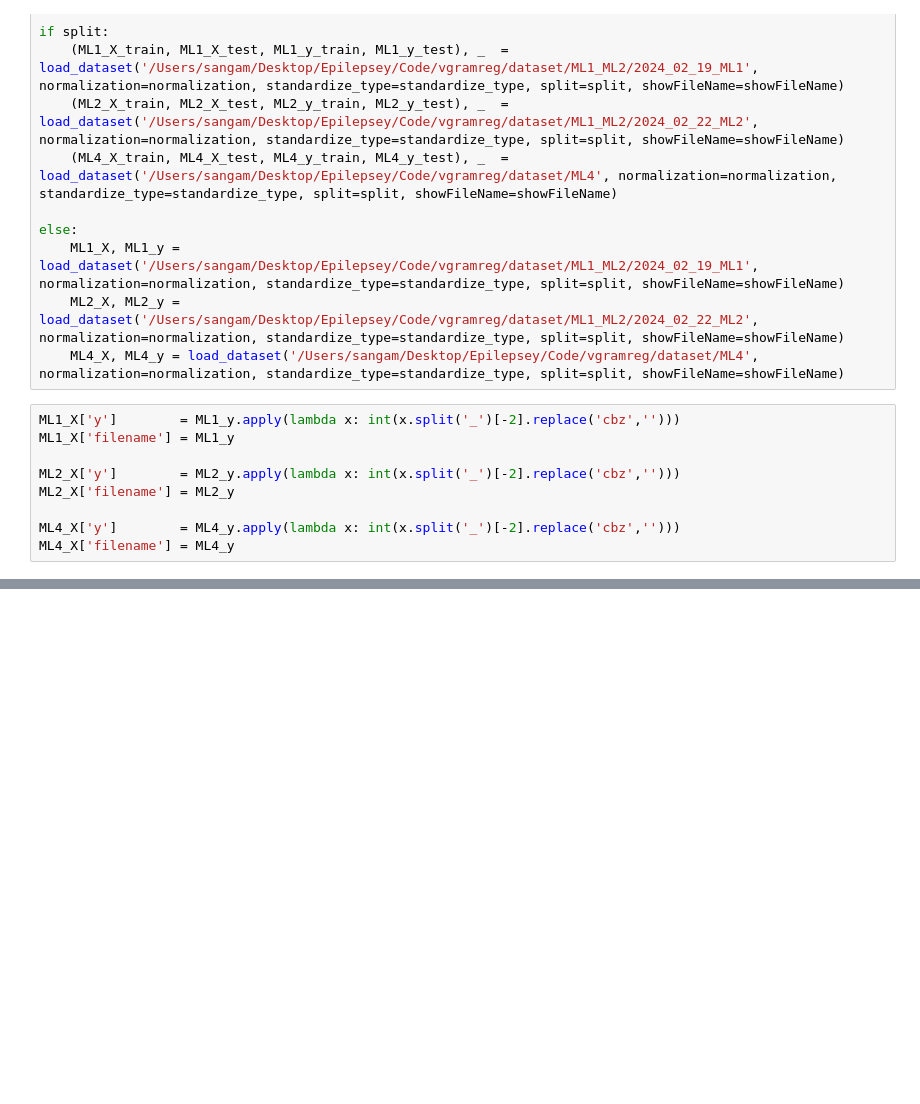
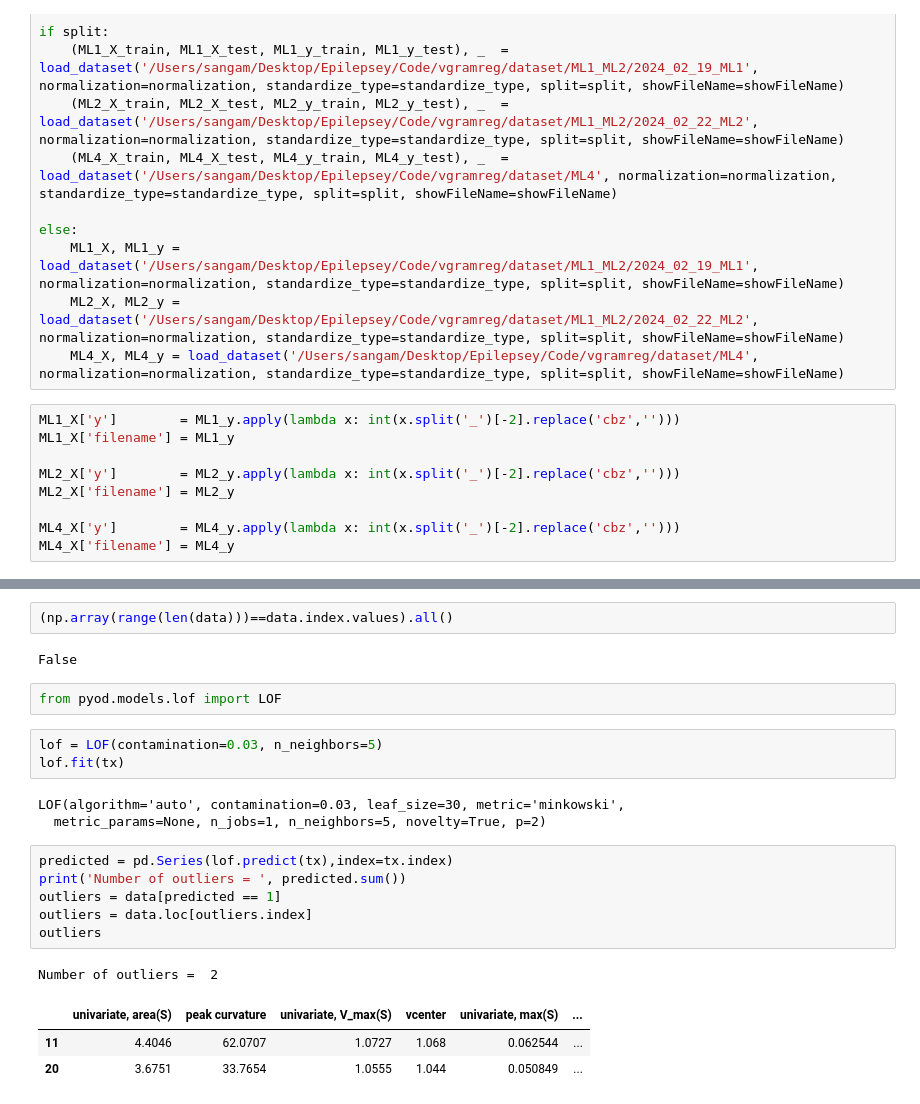
Before and after one commit to ramseylab/vgramreg, a Jupyter notebook: notebooks/Outlier_Detection_whole_dataset.ipynb, the cells around one changed output, grey strips where cells are left out. Drawn from its saved outputs; the diff is of its cells as text; blank space fills up the shorter version.

```diff
--- a/notebooks/Outlier_Detection_whole_dataset.ipynb
+++ b/notebooks/Outlier_Detection_whole_dataset.ipynb
@@ -118,0 +227,23 @@ Successfully built pyod
+# %%
+(np.array(range(len(data)))==data.index.values).all()
+# %% [output]
+False
+# %%
+from pyod.models.lof import LOF
+# %%
+lof = LOF(contamination=0.03, n_neighbors=5)
+lof.fit(tx)
+# %% [output]
+LOF(algorithm='auto', contamination=0.03, leaf_size=30, metric='minkowski',
+  metric_params=None, n_jobs=1, n_neighbors=5, novelty=True, p=2)
+# %%
+predicted = pd.Series(lof.predict(tx),index=tx.index)
+print('Number of outliers = ', predicted.sum())
+outliers = data[predicted == 1]
+outliers = data.loc[outliers.index]
+outliers
+# %% [output]
+Number of outliers =  2
+|  | univariate, area(S) | peak curvature | univariate, V_max(S) | vcenter | univariate, max(S) | ... |
+| 11 | 4.4046 | 62.0707 | 1.0727 | 1.068 | 0.062544 | ... |
+| 20 | 3.6751 | 33.7654 | 1.0555 | 1.044 | 0.050849 | ... |
```
Also changed, not shown: parts of 21 cells of this notebook, 1 other file.
